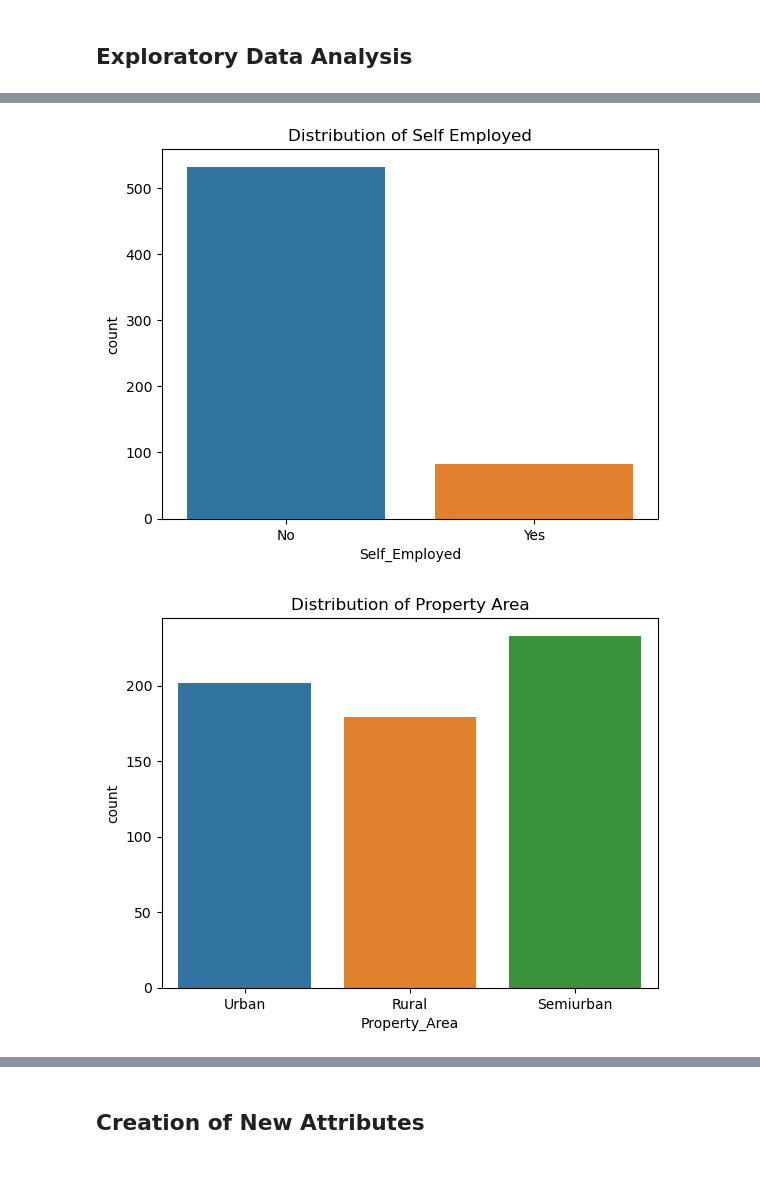
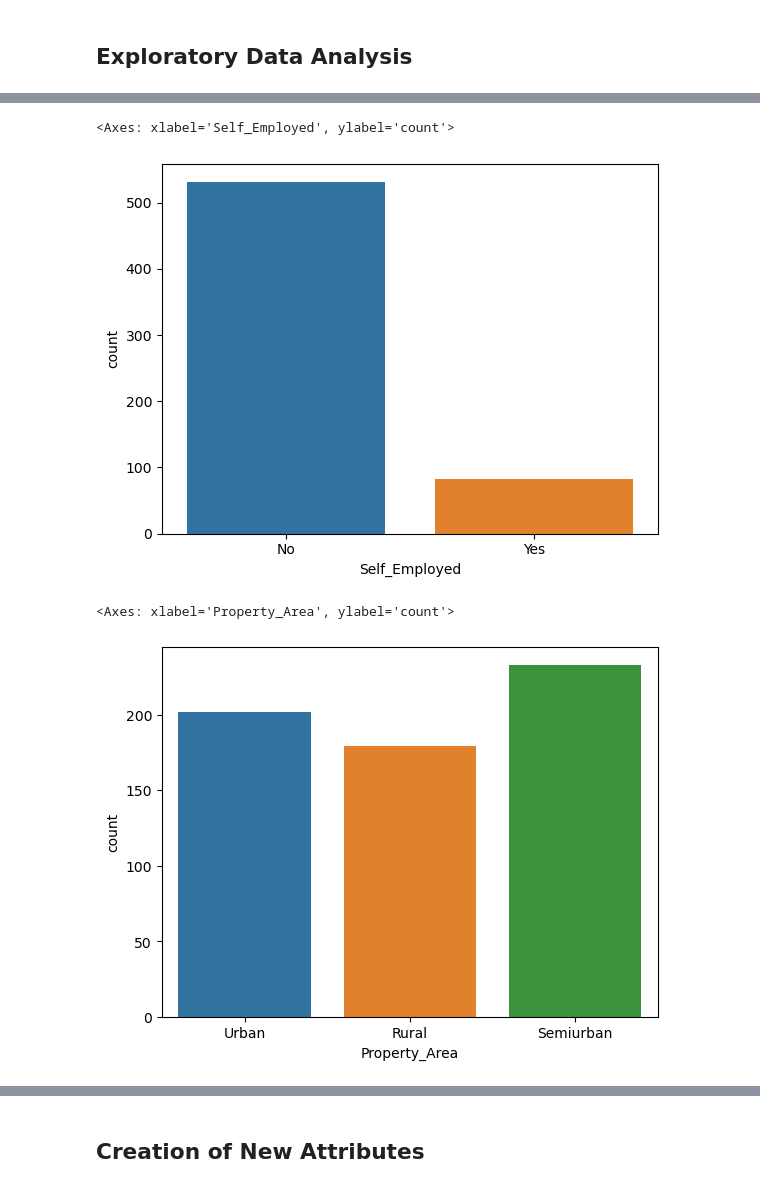
Before and after one commit to AnvithaChaluvadi/Loan-Decision-Tool_Project2, a Jupyter notebook: test-loan defaulter.ipynb, the cells around one changed output, grey strips where cells are left out. Saved outputs shown, nothing was run; the diff lists cells and outputs as text; code cells hidden in the pictures.

```diff
--- a/test-loan defaulter.ipynb
+++ b/test-loan defaulter.ipynb
@@ -181,14 +177,12 @@ plt.show()
 # %%
 sns.countplot(x ='Self_Employed', data = test_loan_df)
-plt.title("Distribution of Self Employed")
-plt.show()
 # %% [output]
+<Axes: xlabel='Self_Employed', ylabel='count'>
-[figure, old version]
+[figure, new version]
 # %%
 sns.countplot(x ='Property_Area', data = test_loan_df)
-plt.title("Distribution of Property Area")
-plt.show()
 # %% [output]
+<Axes: xlabel='Property_Area', ylabel='count'>
-[figure, old version]
+[figure, new version]
 # %%
 sns.countplot(x ='Loan_Status', data = test_loan_df)
```
Also changed, not shown: parts of 26 cells of this notebook, 16 other files.
